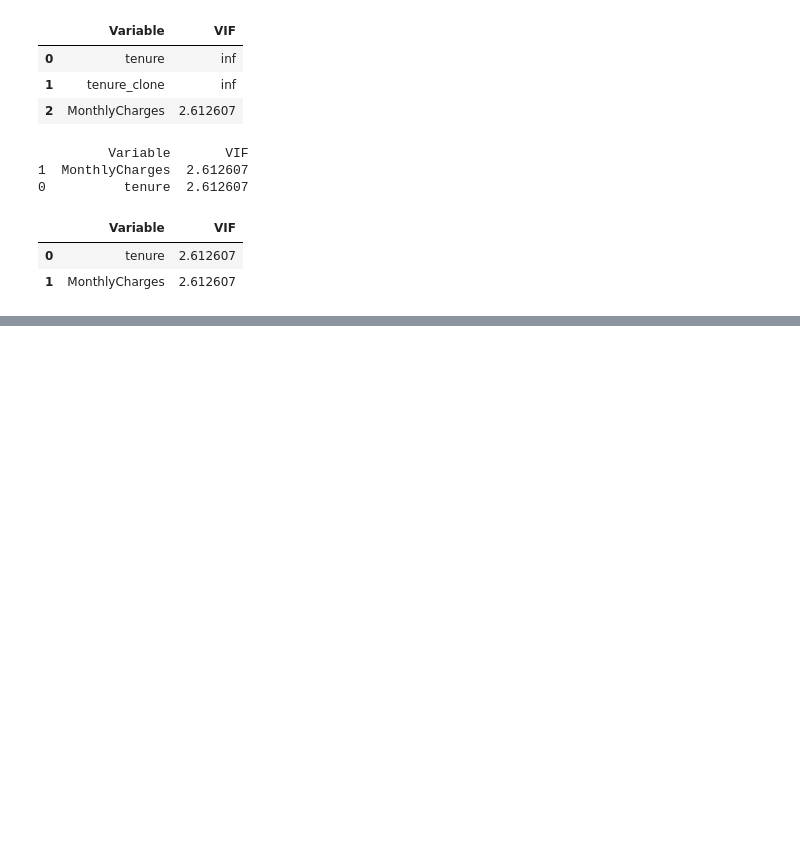
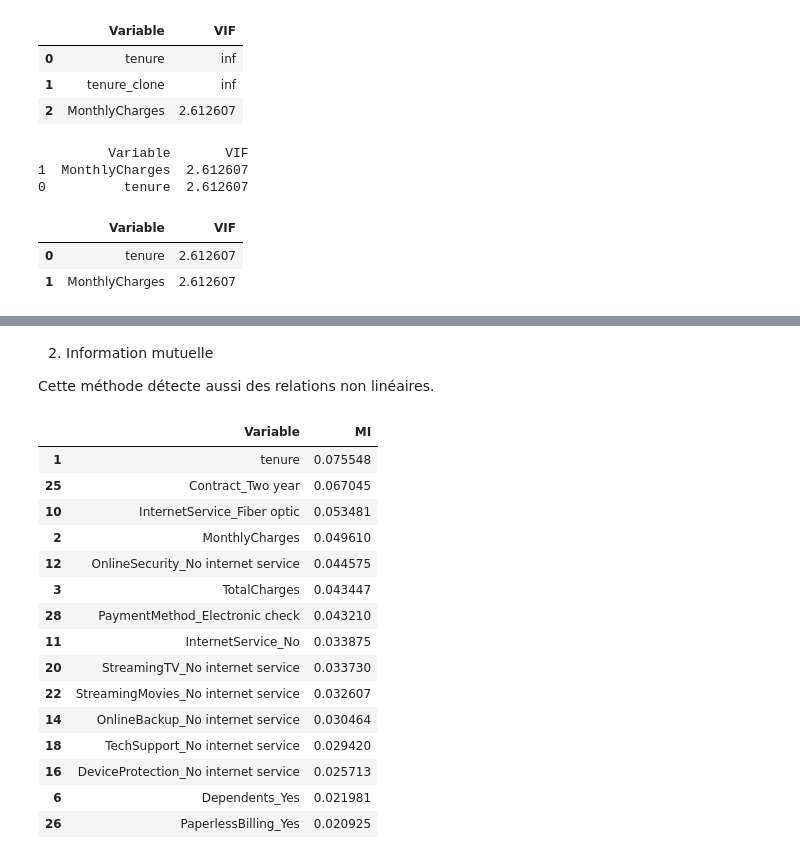
Before and after one commit to bms-awadi/arene-des-algos-Awadi_BEDJA, a Jupyter notebook: Partie2_data_collecte_preprocessing/telco_churn.ipynb, the cells around one changed output, grey strips where cells are left out. Drawn from its saved outputs; the diff is of its cells as text; code cells hidden in the pictures; blank space fills up the shorter version.

```diff
--- a/Partie2_data_collecte_preprocessing/telco_churn.ipynb
+++ b/Partie2_data_collecte_preprocessing/telco_churn.ipynb
@@ -712,0 +791,49 @@ rapport_multicolinearite(
+# %% [markdown]
+2. Information mutuelle
+
+Cette méthode détecte aussi des relations non linéaires.
+# %%
+from sklearn.feature_selection import (
+    mutual_info_classif
+)
+
+X = df_encoded.drop(
+    columns=[target]
+)
+
+y = df_encoded[target]
+
+mi = mutual_info_classif(
+    X,
+    y,
+    random_state=42
+)
+
+mi_df = pd.DataFrame({
+    "Variable": X.columns,
+    "MI": mi
+})
+
+mi_df = mi_df.sort_values(
+    by="MI",
+    ascending=False
+)
+
+mi_df.head(15)
+# %% [output]
+|  | Variable | MI |
+| 1 | tenure | 0.075548 |
+| 25 | Contract_Two year | 0.067045 |
+| 10 | InternetService_Fiber optic | 0.053481 |
+| 2 | MonthlyCharges | 0.049610 |
+| 12 | OnlineSecurity_No internet service | 0.044575 |
+| 3 | TotalCharges | 0.043447 |
+| 28 | PaymentMethod_Electronic check | 0.043210 |
+| 11 | InternetService_No | 0.033875 |
+| 20 | StreamingTV_No internet service | 0.033730 |
+| 22 | StreamingMovies_No internet service | 0.032607 |
+| 14 | OnlineBackup_No internet service | 0.030464 |
+| 18 | TechSupport_No internet service | 0.029420 |
+| 16 | DeviceProtection_No internet service | 0.025713 |
+| 6 | Dependents_Yes | 0.021981 |
+| 26 | PaperlessBilling_Yes | 0.020925 |
```
Also changed, not shown: parts of 11 cells of this notebook, 1 other file.
